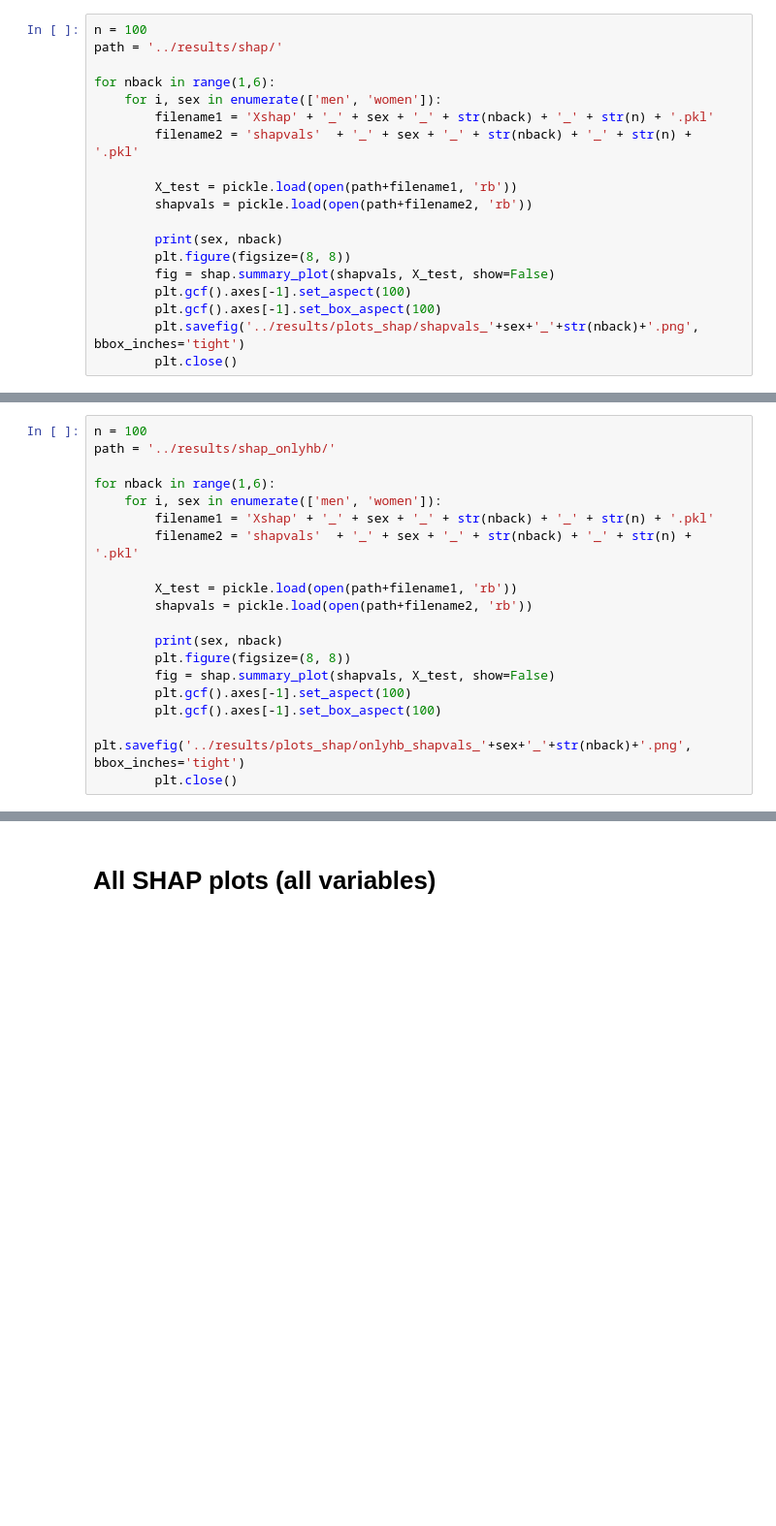
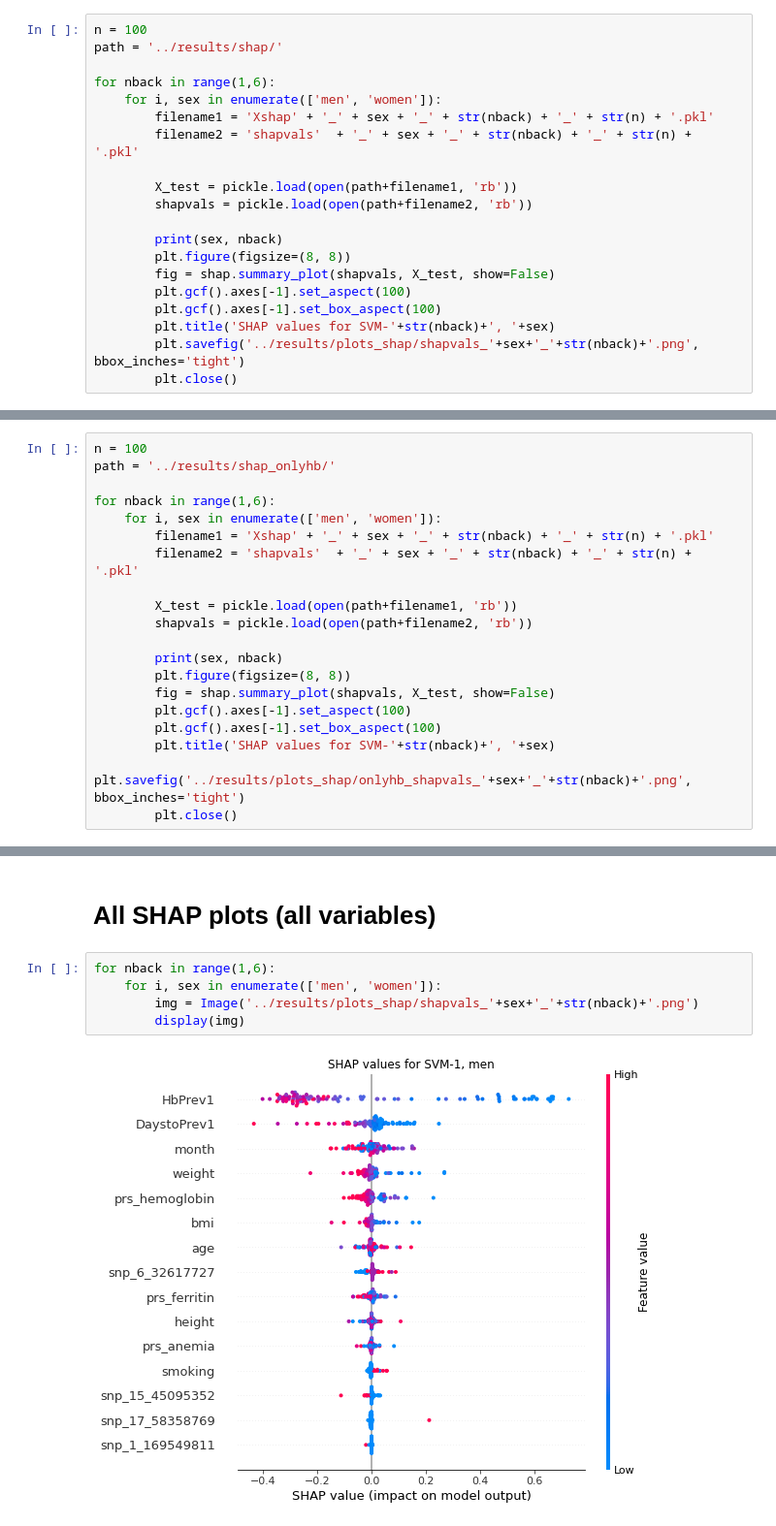
Before and after one commit to vinkenoogm/hbpred-compare, a Jupyter notebook: src/5_plotshap.ipynb, the cells around one changed output, grey strips where cells are left out. Shown at 97% size. Cells and saved outputs as stored; diff of their text form; blank space fills up the shorter version.

Commit message:
add titles to shap plots, fix max_display

```diff
--- a/src/5_plotshap.ipynb
+++ b/src/5_plotshap.ipynb
@@ -35,6 +35,7 @@ for nback in range(1,6):
         fig = shap.summary_plot(shapvals, X_test, show=False)
         plt.gcf().axes[-1].set_aspect(100)
         plt.gcf().axes[-1].set_box_aspect(100)
+        plt.title('SHAP values for SVM-'+str(nback)+', '+sex)
         plt.savefig('../results/plots_shap/shapvals_'+sex+'_'+str(nback)+'.png', bbox_inches='tight')
         plt.close()
 # %% [output]
@@ -67,6 +68,7 @@ for nback in range(1,6):
         fig = shap.summary_plot(shapvals, X_test, show=False)
         plt.gcf().axes[-1].set_aspect(100)
         plt.gcf().axes[-1].set_box_aspect(100)
+        plt.title('SHAP values for SVM-'+str(nback)+', '+sex)
         plt.savefig('../results/plots_shap/onlyhb_shapvals_'+sex+'_'+str(nback)+'.png', bbox_inches='tight')
         plt.close()
 # %% [output]
@@ -82,3 +84,10 @@ men 5
 women 5
 # %% [markdown]
 # All SHAP plots (all variables)
+# %%
+for nback in range(1,6):
+    for i, sex in enumerate(['men', 'women']):
+        img = Image('../results/plots_shap/shapvals_'+sex+'_'+str(nback)+'.png')
+        display(img)
+# %% [output]
+[figure, added]
```
Also changed, not shown: parts of 4 cells of this notebook, 20 other files.
